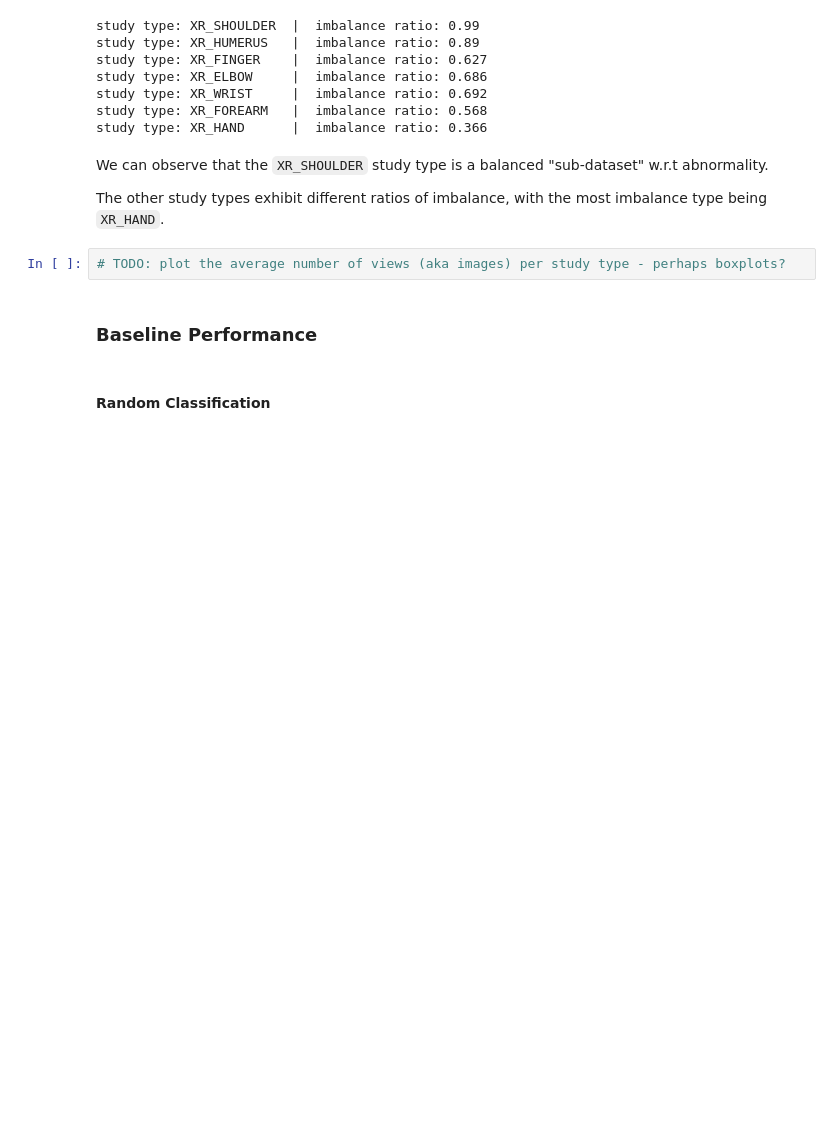
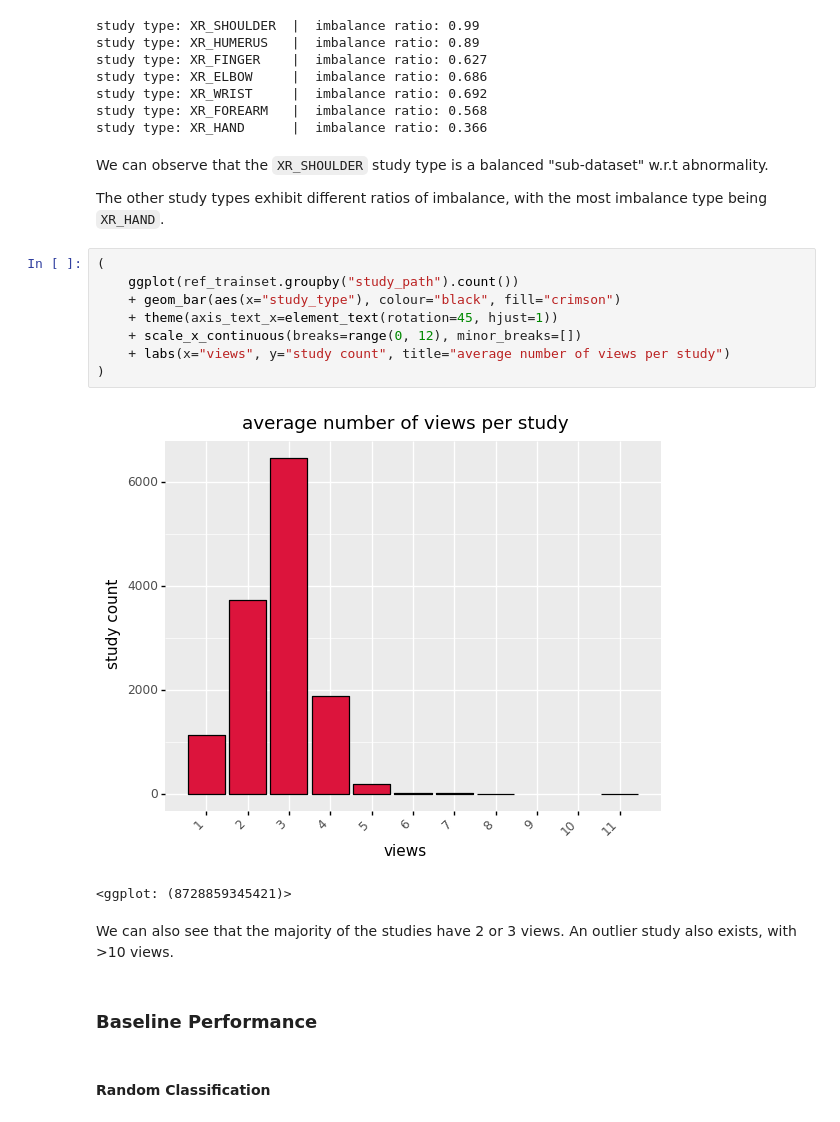
Before and after one commit to ilias-ant/x-ray-abnormality-detection, a Jupyter notebook: CNNs.ipynb, the cells around one changed output. Drawn from its saved outputs; the diff is of its cells as text; blank space fills up the shorter version.

```diff
--- a/CNNs.ipynb
+++ b/CNNs.ipynb
@@ -416,8 +443,19 @@ study type: XR_HAND      |  imbalance ratio: 0.366
 We can observe that the `XR_SHOULDER` study type is a balanced "sub-dataset" w.r.t abnormality.
 
 The other study types exhibit different ratios of imbalance, with the most imbalance type being `XR_HAND`.
-# %%
-# TODO: plot the average number of views (aka images) per study type - perhaps boxplots?
+# %%
+(
+    ggplot(ref_trainset.groupby("study_path").count())
+    + geom_bar(aes(x="study_type"), colour="black", fill="crimson")
+    + theme(axis_text_x=element_text(rotation=45, hjust=1))
+    + scale_x_continuous(breaks=range(0, 12), minor_breaks=[])
+    + labs(x="views", y="study count", title="average number of views per study")
+)
+# %% [output]
+[figure, added]
+<ggplot: (8728859345421)>
+# %% [markdown]
+We can also see that the majority of the studies have 2 or 3 views. An outlier study also exists, with >10 views.
 # %% [markdown]
 ### Baseline Performance
 # %% [markdown]
```
Also changed, not shown: parts of 25 cells of this notebook.
